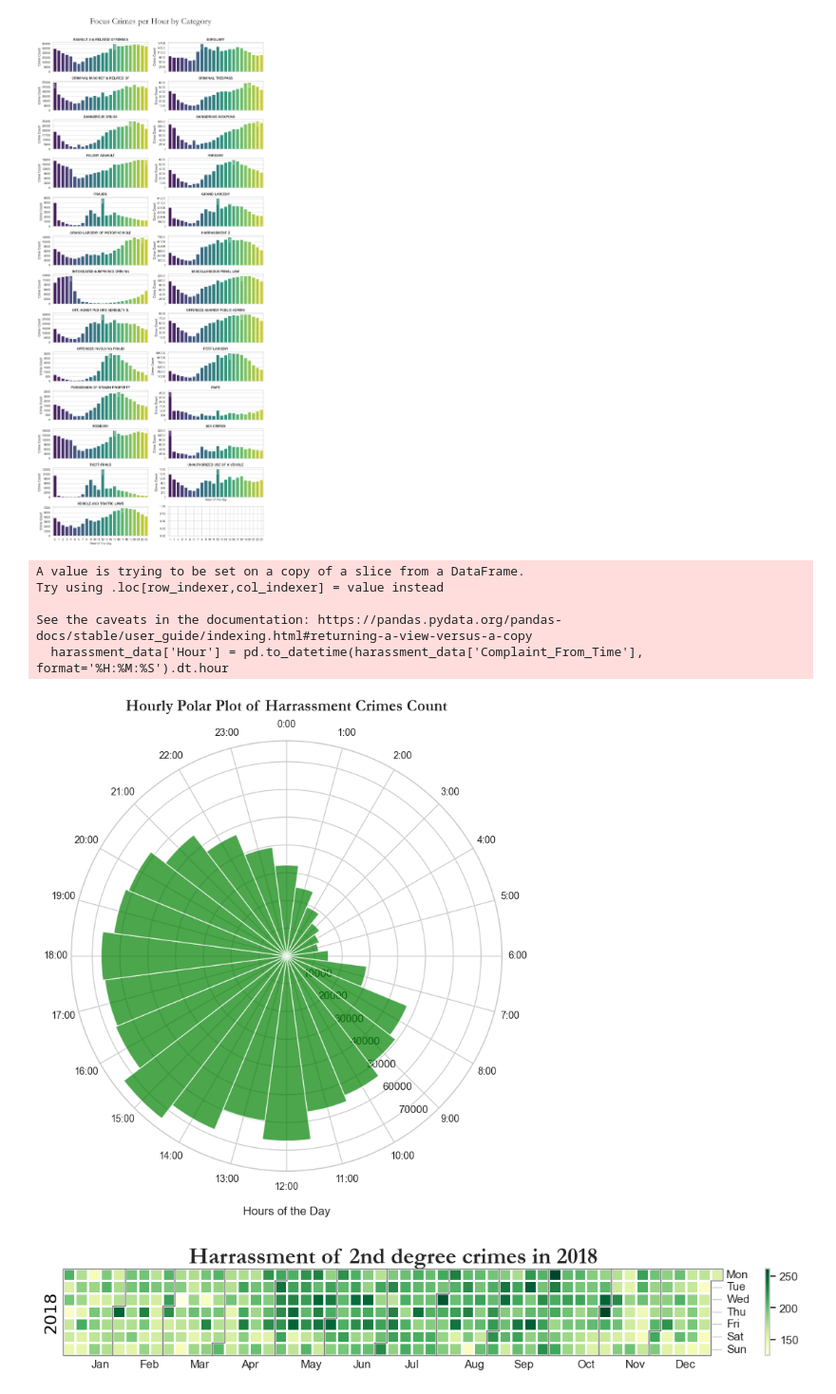
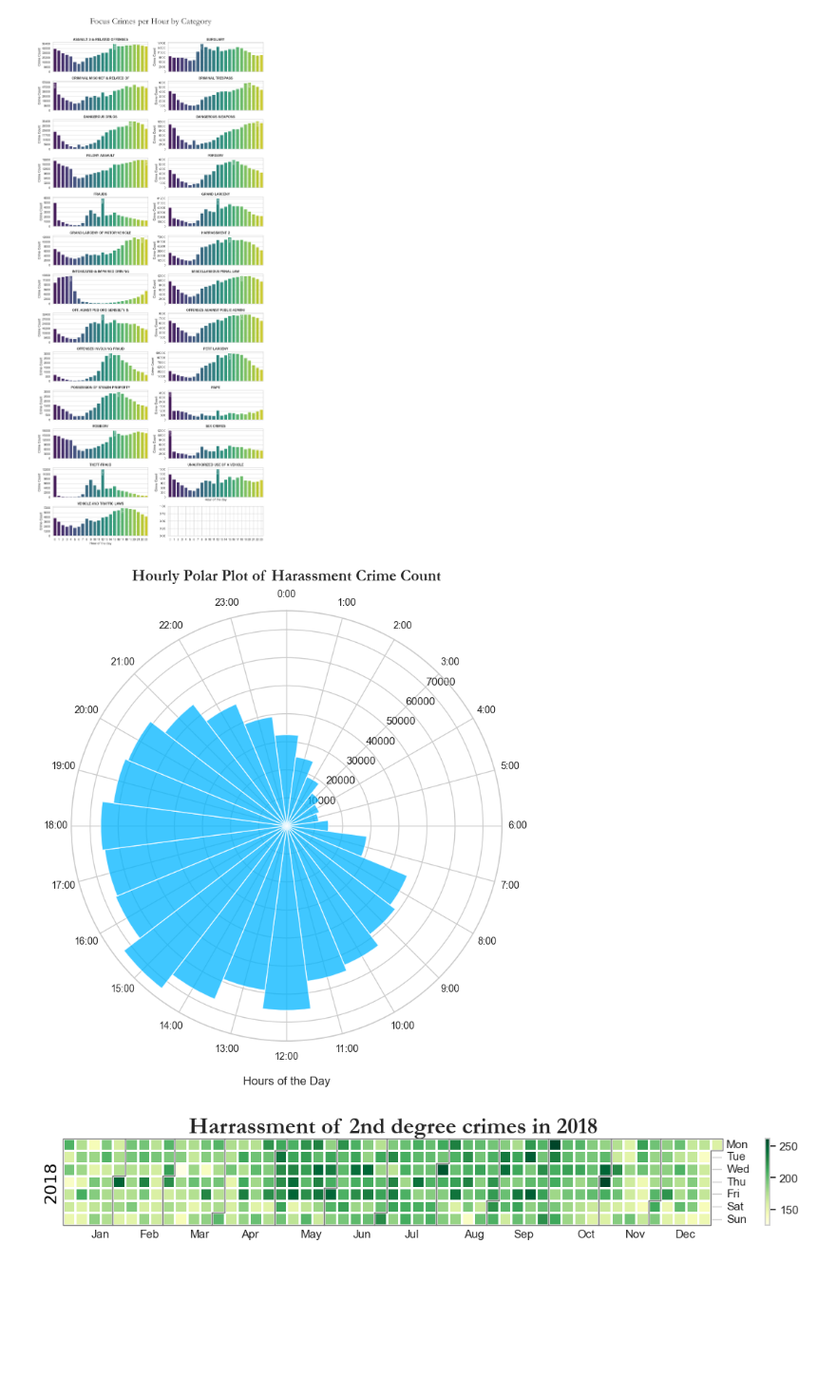
Before and after one commit to johan-bh/Social-Data---Final-Project, a Jupyter notebook: temporal_plots.ipynb, the cells around one changed output. Shown at 95% size. Saved outputs shown, nothing was run; the diff lists cells and outputs as text; code cells hidden in the pictures; blank space fills up the shorter version.

Commit message:
hourly polar plot

```diff
--- a/temporal_plots.ipynb
+++ b/temporal_plots.ipynb
@@ -217,44 +217,44 @@ plt.show()
 # %%
 # Filter data for 'HARRASSMENT 2' crimes
 harassment_data = df[df['Offense_Description'] == 'HARRASSMENT 2']
+# filter for victim sex = "M" or "F"
+harassment_data = harassment_data[harassment_data['Victim_Sex'].isin(['M', 'F'])]
 
 # Extract hour information from the 'Time' column
 #df['DayOfWeek'] = df['Complaint_From_Date'].dt.day_name()
 #harassment_data['Hour'] = df['Complaint_From_Date'].dt.hour
 # Report data is fromatted as such 06/18/2006
 # Complaint_From_Time 16:30:00
 harassment_data['Hour'] = pd.to_datetime(harassment_data['Complaint_From_Time'], format='%H:%M:%S').dt.hour
 #harassment_data['Hour'] = pd.to_datetime(harassment_data['Complaint_From_Date'], format='%H:%M').dt.hour
 
 # Count occurrences for each hour
 hour_counts = harassment_data['Hour'].value_counts().sort_index()
 
 # Create a polar plot with each bar representing one hour
 theta = np.radians(hour_counts.index * (360 / 24))  # Convert hours to degrees
 width = np.radians(15)  # Set the width of each bar to 15 degrees (1 hour)
 radii = hour_counts.values
 
+samecolor = sns.color_palette('hsv',8)[4]
+#palette = sns.color_palette("hsv", 8)
+
 fig, ax = plt.subplots(subplot_kw={'projection': 'polar'}, figsize=(8, 8))
-bars = ax.bar(theta, radii, width=width, color='green', alpha=0.7)
+bars = ax.bar(theta, radii, width=width, color=samecolor, alpha=0.75)
 
 ax.set_theta_zero_location('N')
 ax.set_theta_direction(-1)
-ax.set_rlabel_position(145)
+ax.set_rlabel_position(45)
 
-ax.set_title('Hourly Polar Plot of Harrassment Crimes Count', va='bottom', fontdict={'fontname': 'Garamond', 'weight': 'bold'}, size=16)
+ax.set_title('Hourly Polar Plot of Harassment Crime Count', va='bottom', fontdict={'fontname': 'Garamond', 'weight': 'bold'}, size=16)
 
 # Add axis labels with hour names
 ax.set_thetagrids(np.degrees(theta), labels=[f'{i}:00' for i in range(24)], fontsize=10)
 ax.set_xlabel('Hours of the Day', labelpad=15)
-
+plt.savefig('hourly_polar_plot.png')
 plt.show()
 # %% [output]
-A value is trying to be set on a copy of a slice from a DataFrame.
-Try using .loc[row_indexer,col_indexer] = value instead
-
-See the caveats in the documentation: https://pandas.pydata.org/pandas-docs/stable/user_guide/indexing.html#returning-a-view-versus-a-copy
-  harassment_data['Hour'] = pd.to_datetime(harassment_data['Complaint_From_Time'], format='%H:%M:%S').dt.hour
-[figure, old version]
+[figure, new version]
 # %%
 # Calender plot
 import calplot
```
Also changed, not shown: parts of 2 cells of this notebook, 2 other files.
